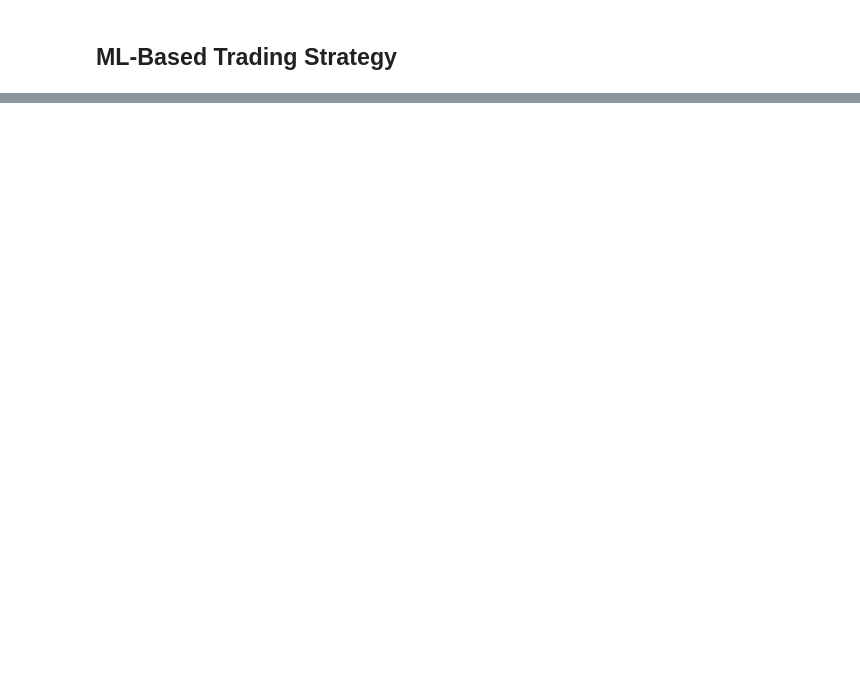
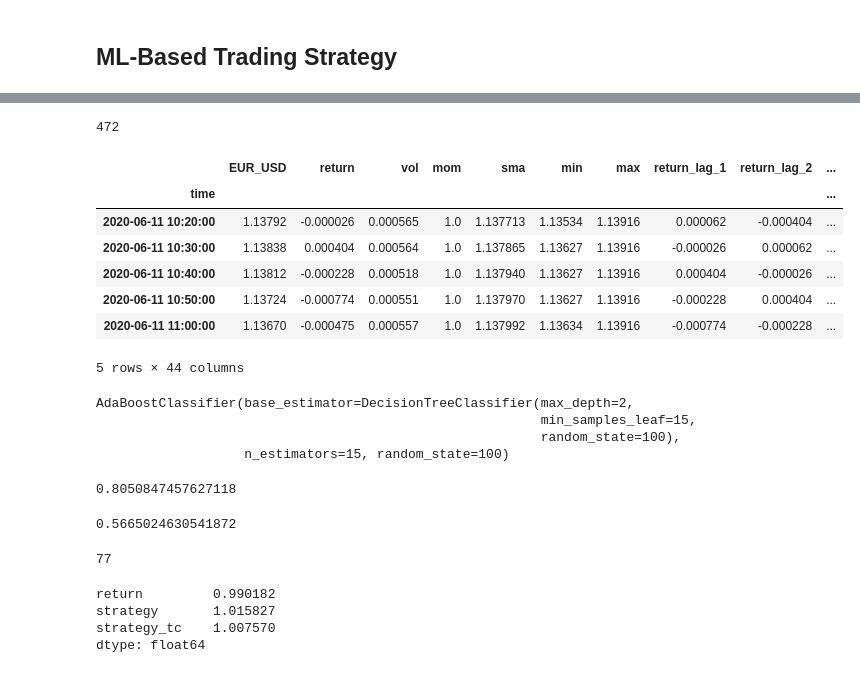
Before and after one commit to mlvhub/quant-learning, a Jupyter notebook: python-for-algorithmic-trading/10-automating-trading-operations/10-automating-trading-operations.ipynb, the cells around one changed output, grey strips where cells are left out. Saved outputs shown, nothing was run; the diff lists cells and outputs as text; code cells hidden in the pictures; blank space fills up the shorter version.

```diff
--- a/python-for-algorithmic-trading/10-automating-trading-operations/10-automating-trading-operations.ipynb
+++ b/python-for-algorithmic-trading/10-automating-trading-operations/10-automating-trading-operations.ipynb
@@ -181,0 +296,3 @@ data[equs].plot(ax=ax, legend=True)
+# %%
+data['direction'] = np.where(data['return'] > 0, 1, -1)
+data[cols].iloc[:lags, :lags]
@@ -181,0 +328,17 @@ data[equs].plot(ax=ax, legend=True)
+# %%
+split = int(len(data) * 0.7)
+split
+# %% [output]
+472
+# %%
+train = data.iloc[:split].copy()
+train.tail()
+# %% [output]
+|  | EUR_USD | return | vol | mom | sma | min | max | return_lag_1 | return_lag_2 | ... |
+| time |  |  |  |  |  |  |  |  |  | ... |
+| 2020-06-11 10:20:00 | 1.13792 | -0.000026 | 0.000565 | 1.0 | 1.137713 | 1.13534 | 1.13916 | 0.000062 | -0.000404 | ... |
+| 2020-06-11 10:30:00 | 1.13838 | 0.000404 | 0.000564 | 1.0 | 1.137865 | 1.13627 | 1.13916 | -0.000026 | 0.000062 | ... |
+| 2020-06-11 10:40:00 | 1.13812 | -0.000228 | 0.000518 | 1.0 | 1.137940 | 1.13627 | 1.13916 | 0.000404 | -0.000026 | ... |
+| 2020-06-11 10:50:00 | 1.13724 | -0.000774 | 0.000551 | 1.0 | 1.137970 | 1.13627 | 1.13916 | -0.000228 | 0.000404 | ... |
+| 2020-06-11 11:00:00 | 1.13670 | -0.000475 | 0.000557 | 1.0 | 1.137992 | 1.13634 | 1.13916 | -0.000774 | -0.000228 | ... |
+5 rows × 44 columns
@@ -181,0 +349,12 @@ data[equs].plot(ax=ax, legend=True)
+# %%
+model.fit(train_[cols], train['direction'])
+# %% [output]
+AdaBoostClassifier(base_estimator=DecisionTreeClassifier(max_depth=2,
+                                                         min_samples_leaf=15,
+                                                         random_state=100),
+                   n_estimators=15, random_state=100)
+# %%
+# in-sample accuracy
+accuracy_score(train['direction'], model.predict(train_[cols]))
+# %% [output]
+0.8050847457627118
@@ -181,0 +367,11 @@ data[equs].plot(ax=ax, legend=True)
+# %%
+# out-of-sample accuracy
+accuracy_score(test['direction'], test['position'])
+# %% [output]
+0.5665024630541872
+# %%
+# taking costs into account
+test['strategy'] = test['position'] * test['return']
+sum(test['position'].diff() != 0)
+# %% [output]
+77
@@ -181,0 +382,8 @@ data[equs].plot(ax=ax, legend=True)
+# %%
+test[['return', 'strategy', 'strategy_tc']].sum(
+                 ).apply(np.exp)
+# %% [output]
+return         0.990182
+strategy       1.015827
+strategy_tc    1.007570
+dtype: float64
```
Also changed, not shown: parts of 46 cells of this notebook, 4 other files.
